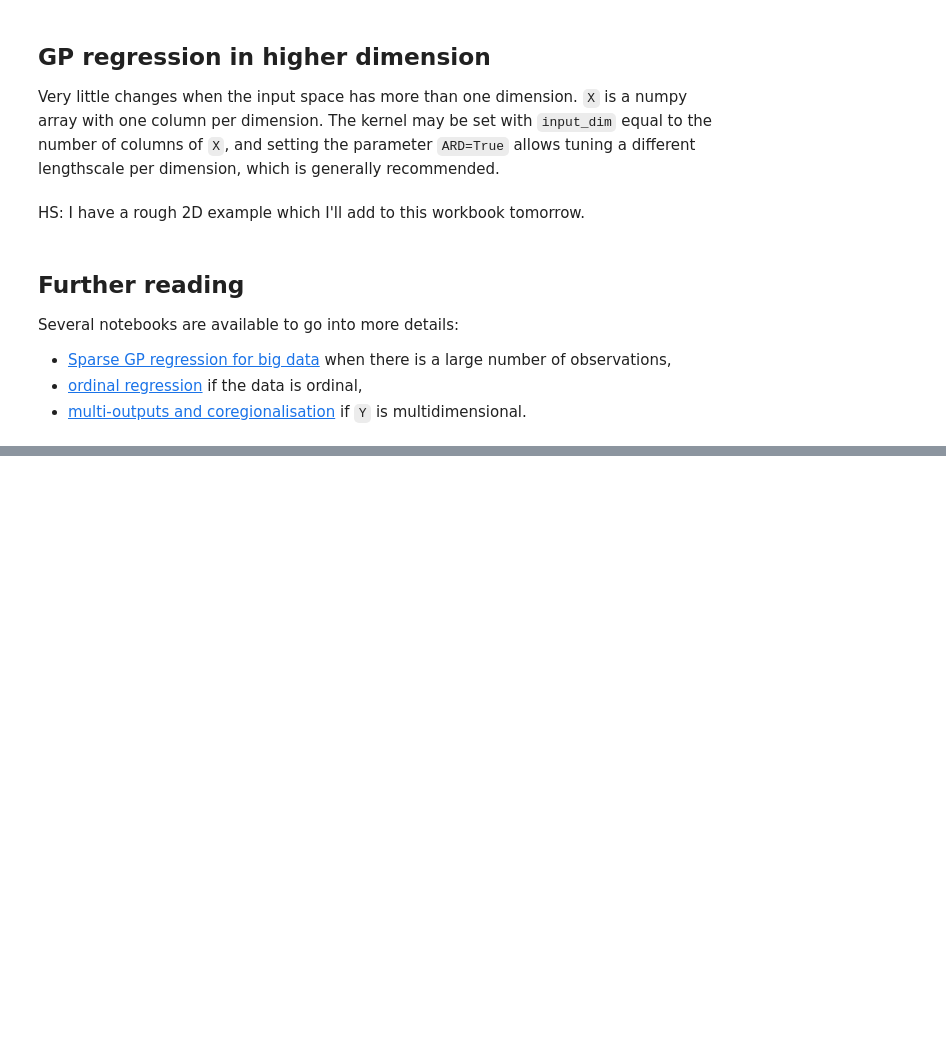
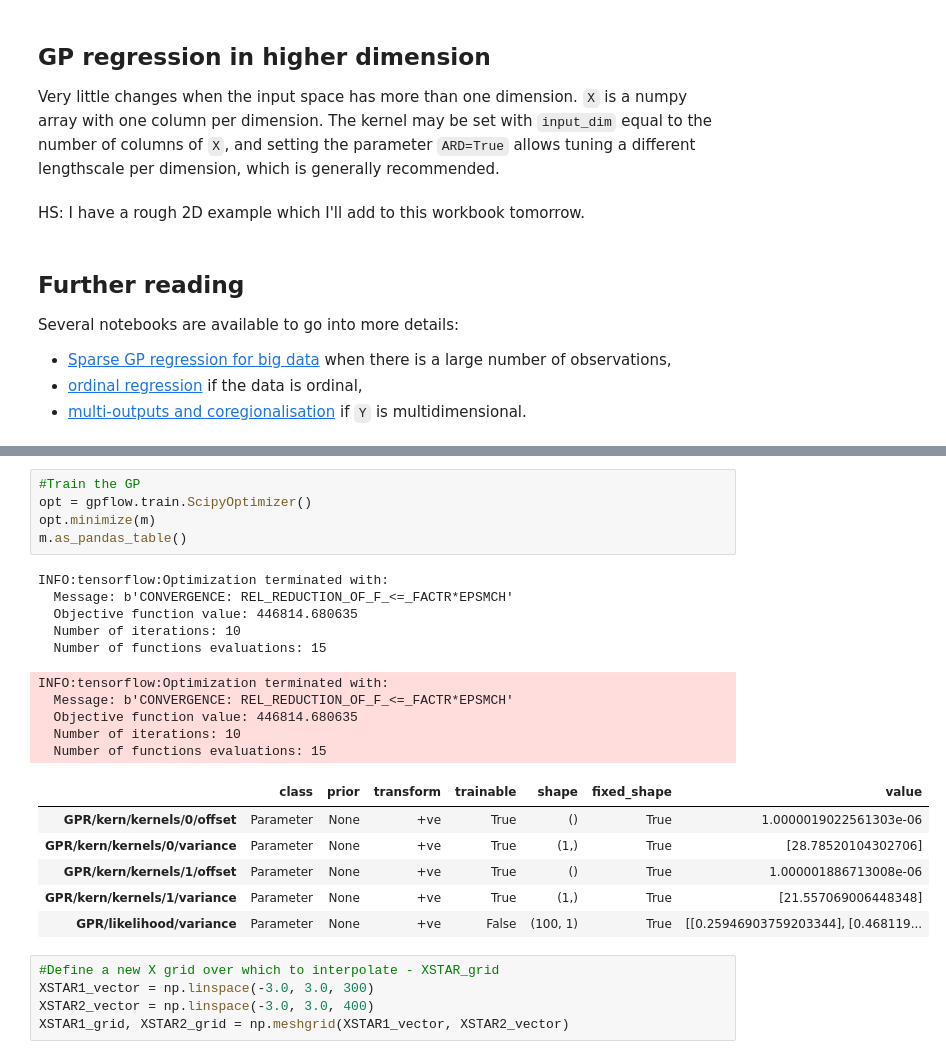
Before and after one commit to hsilver/gpr_examples, a Jupyter notebook: gpflow_regression_intro.ipynb, the cells around one changed output, grey strips where cells are left out. Drawn from its saved outputs; the diff is of its cells as text; blank space fills up the shorter version.

```diff
--- a/gpflow_regression_intro.ipynb
+++ b/gpflow_regression_intro.ipynb
@@ -197,0 +230,27 @@ Several notebooks are available to go into more details:
+# %%
+#Train the GP
+opt = gpflow.train.ScipyOptimizer()
+opt.minimize(m)
+m.as_pandas_table()
+# %% [output]
+INFO:tensorflow:Optimization terminated with:
+  Message: b'CONVERGENCE: REL_REDUCTION_OF_F_<=_FACTR*EPSMCH'
+  Objective function value: 446814.680635
+  Number of iterations: 10
+  Number of functions evaluations: 15
+INFO:tensorflow:Optimization terminated with:
+  Message: b'CONVERGENCE: REL_REDUCTION_OF_F_<=_FACTR*EPSMCH'
+  Objective function value: 446814.680635
+  Number of iterations: 10
+  Number of functions evaluations: 15
+|  | class | prior | transform | trainable | shape | fixed_shape | value |
+| GPR/kern/kernels/0/offset | Parameter | None | +ve | True | () | True | 1.0000019022561303e-06 |
+| GPR/kern/kernels/0/variance | Parameter | None | +ve | True | (1,) | True | [28.78520104302706] |
+| GPR/kern/kernels/1/offset | Parameter | None | +ve | True | () | True | 1.000001886713008e-06 |
+| GPR/kern/kernels/1/variance | Parameter | None | +ve | True | (1,) | True | [21.557069006448348] |
+| GPR/likelihood/variance | Parameter | None | +ve | False | (100, 1) | True | [[0.25946903759203344], [0.468119... |
+# %%
+#Define a new X grid over which to interpolate - XSTAR_grid
+XSTAR1_vector = np.linspace(-3.0, 3.0, 300)
+XSTAR2_vector = np.linspace(-3.0, 3.0, 400)
+XSTAR1_grid, XSTAR2_grid = np.meshgrid(XSTAR1_vector, XSTAR2_vector)
```
Also changed, not shown: parts of 7 cells of this notebook.
